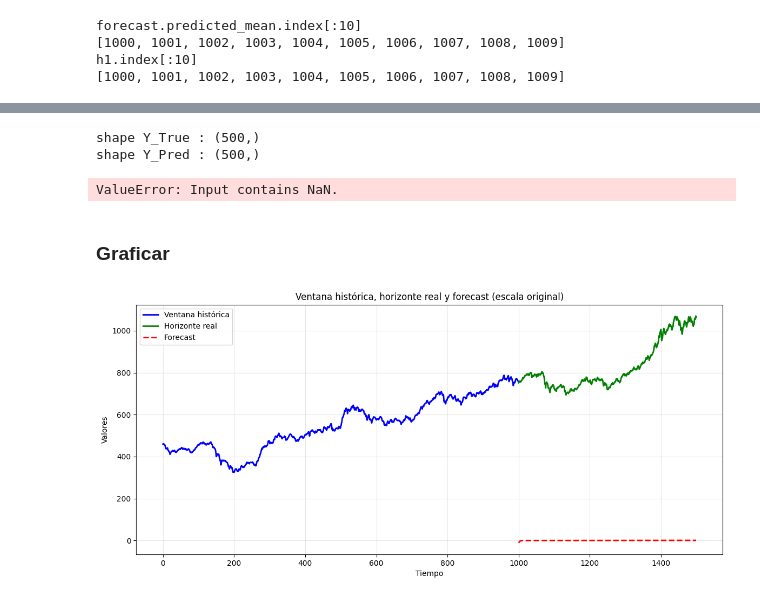
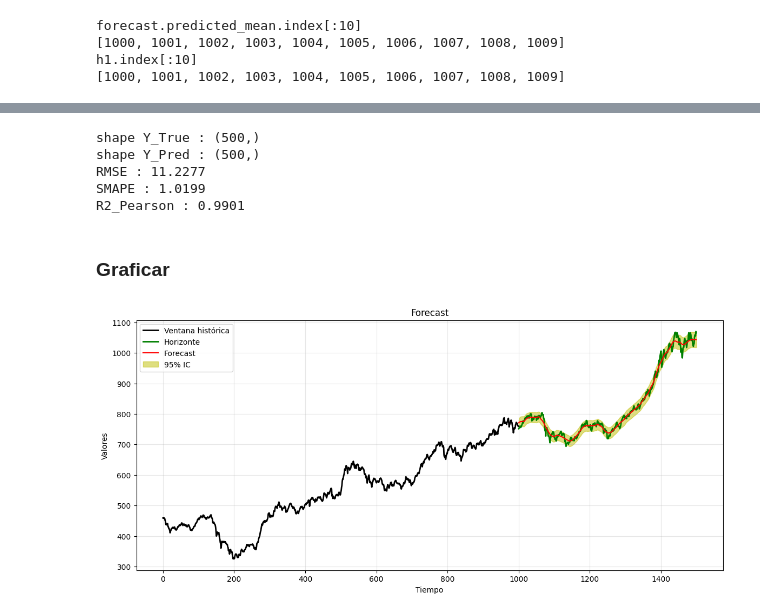
Before and after one commit to JairRamosG/Analisis-Series-de-Tiempo, a Jupyter notebook: Practica_2/exp_1.ipynb, the cells around one changed output, grey strips where cells are left out. Cells and saved outputs as stored; diff of their text form; code cells hidden in the pictures.

```diff
--- a/Practica_2/exp_1.ipynb
+++ b/Practica_2/exp_1.ipynb
@@ -74,7 +74,7 @@ descomposicion_v = seasonal_decompose(v1['Valores'], model = 'additive', period
 
 # Definir descomposicion
 tendencia_v = descomposicion_v.trend
-tendencia_v = tendencia_v.interpolate(method = 'linear')
+tendencia_v = tendencia_v.interpolate(method = 'linear', limit_direction = 'both')
 estacionalidad_v = descomposicion_v.seasonal
 ruido_v = descomposicion_v.resid
 # Graficar la descomposición
@@ -97,7 +97,7 @@ plt.close()
 descomposicion_h = seasonal_decompose(h1['Valores'], model = 'additive', period = 30)
 
 tendencia_h = descomposicion_h.trend
-tendencia_h = tendencia_h.interpolate(method = 'linear')
+tendencia_h = tendencia_h.interpolate(method = 'linear', limit_direction = 'both')
 estacionalidad_h = descomposicion_h.seasonal
 ruido_h = descomposicion_h.resid
 
@@ -243,24 +243,29 @@ for nombre, valor in medidas.items():
 # %% [output]
 shape Y_True : (500,)
 shape Y_Pred : (500,)
+RMSE : 11.2277
+SMAPE : 1.0199
+R2_Pearson : 0.9901
-ValueError: Input contains NaN.
 # %% [markdown]
 ### Graficar
 # %%
 n_ventana = len(v1)
 n_horizonte = len(h1)
 idx_ventana = np.arange(n_ventana)
 idx_horizonte = np.arange(n_ventana, n_ventana + n_horizonte)
 
 plt.figure(figsize=(14,6))
-plt.plot(idx_ventana, v1.values, label='Ventana histórica', color='blue', linewidth=2)
-plt.plot(idx_horizonte, h1.values, label='Horizonte real', color='green', linewidth=2)
-plt.plot(idx_horizonte, forecast_std, label='Forecast', color='red', linestyle='--', linewidth=2)
+plt.plot(idx_ventana, v1.values, label='Ventana histórica', color='black', linewidth=2)
+plt.plot(idx_horizonte, h1.values, label='Horizonte', color='green', linewidth=2)
+plt.plot(idx_horizonte, forecast_reescalado, label='Forecast', color='r', linewidth=1.5)
+
+plt.fill_between(intervalo.index, intervalo.iloc[:, 0], intervalo.iloc[:, 1],
+                 color='y', alpha=0.5, label='95% IC')
 plt.xlabel('Tiempo')
 plt.ylabel('Valores')
-plt.title('Ventana histórica, horizonte real y forecast (escala original)')
+plt.title('Forecast')
 plt.legend()
 plt.grid(alpha=0.3)
 plt.show()
 # %% [output]
-[figure, old version]
+[figure, new version]
```
Also changed, not shown: parts of 4 cells of this notebook.
